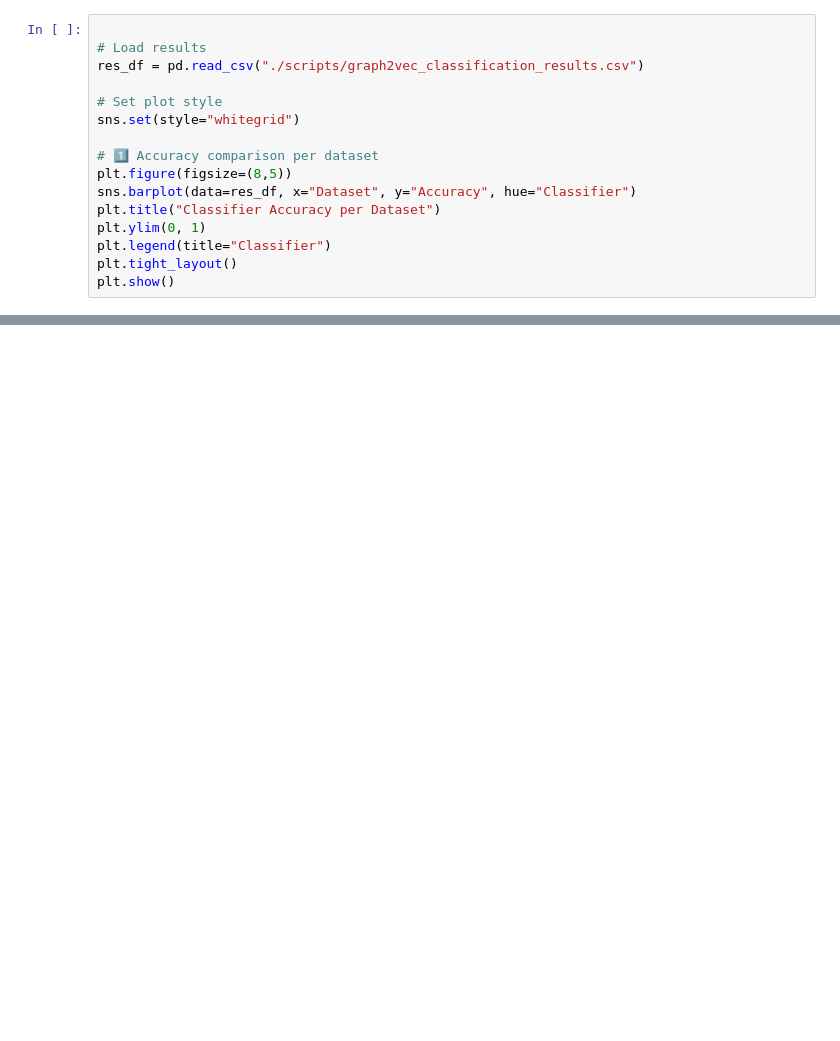
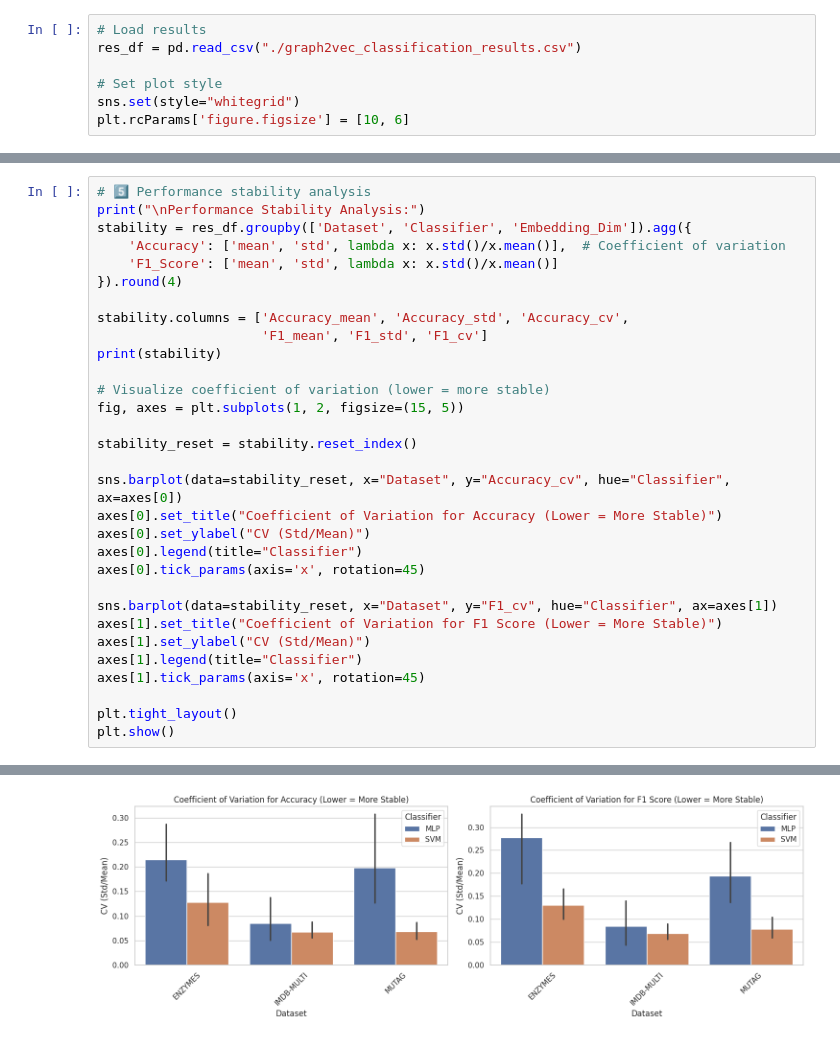
Before and after one commit to spaceboi3000/ADIS_GraphEMB, a Jupyter notebook: scripts/graph2vec_class_plotter.ipynb, the cells around one changed output, grey strips where cells are left out. Drawn from its saved outputs; the diff is of its cells as text; blank space fills up the shorter version.

```diff
--- a/scripts/graph2vec_class_plotter.ipynb
+++ b/scripts/graph2vec_class_plotter.ipynb
@@ -5,16 +6,7 @@ import matplotlib.pyplot as plt
 # %%
-
 # Load results
-res_df = pd.read_csv("./scripts/graph2vec_classification_results.csv")
+res_df = pd.read_csv("./graph2vec_classification_results.csv")
 
 # Set plot style
 sns.set(style="whitegrid")
-
-# 1️⃣ Accuracy comparison per dataset
-plt.figure(figsize=(8,5))
-sns.barplot(data=res_df, x="Dataset", y="Accuracy", hue="Classifier")
-plt.title("Classifier Accuracy per Dataset")
-plt.ylim(0, 1)
-plt.legend(title="Classifier")
-plt.tight_layout()
-plt.show()
+plt.rcParams['figure.figsize'] = [10, 6]
@@ -48,0 +179,32 @@ plt.show()
+# %%
+# 5️⃣ Performance stability analysis
+print("\nPerformance Stability Analysis:")
+stability = res_df.groupby(['Dataset', 'Classifier', 'Embedding_Dim']).agg({
+    'Accuracy': ['mean', 'std', lambda x: x.std()/x.mean()],  # Coefficient of variation
+    'F1_Score': ['mean', 'std', lambda x: x.std()/x.mean()]
+}).round(4)
+
+stability.columns = ['Accuracy_mean', 'Accuracy_std', 'Accuracy_cv',
+                     'F1_mean', 'F1_std', 'F1_cv']
+print(stability)
+
+# Visualize coefficient of variation (lower = more stable)
+fig, axes = plt.subplots(1, 2, figsize=(15, 5))
+
+stability_reset = stability.reset_index()
+
+sns.barplot(data=stability_reset, x="Dataset", y="Accuracy_cv", hue="Classifier", ax=axes[0])
+axes[0].set_title("Coefficient of Variation for Accuracy (Lower = More Stable)")
+axes[0].set_ylabel("CV (Std/Mean)")
+axes[0].legend(title="Classifier")
+axes[0].tick_params(axis='x', rotation=45)
+
+sns.barplot(data=stability_reset, x="Dataset", y="F1_cv", hue="Classifier", ax=axes[1])
+axes[1].set_title("Coefficient of Variation for F1 Score (Lower = More Stable)")
+axes[1].set_ylabel("CV (Std/Mean)")
+axes[1].legend(title="Classifier")
+axes[1].tick_params(axis='x', rotation=45)
+
+plt.tight_layout()
+plt.show()
+# %% [output]
@@ -48,0 +228 @@ plt.show()
+[figure, added]
```
Also changed, not shown: parts of 16 cells of this notebook, 4 other files.
